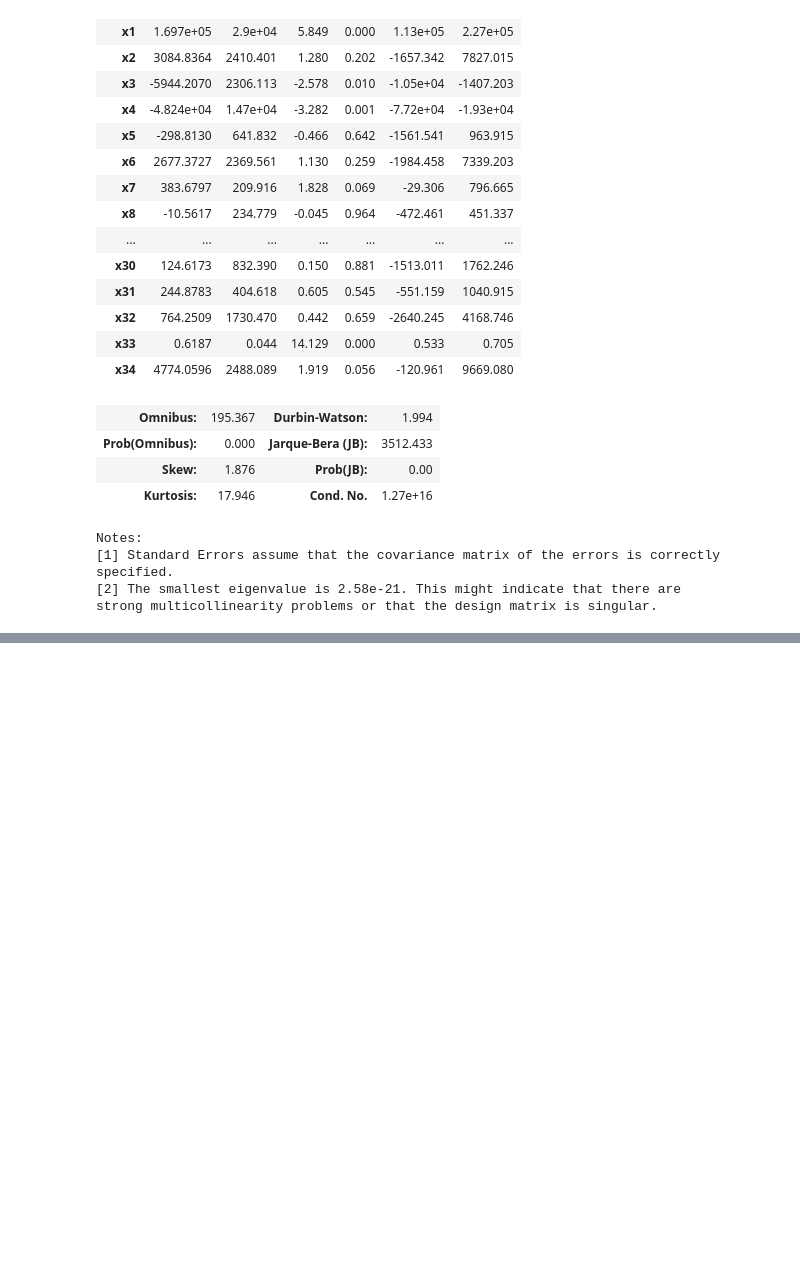
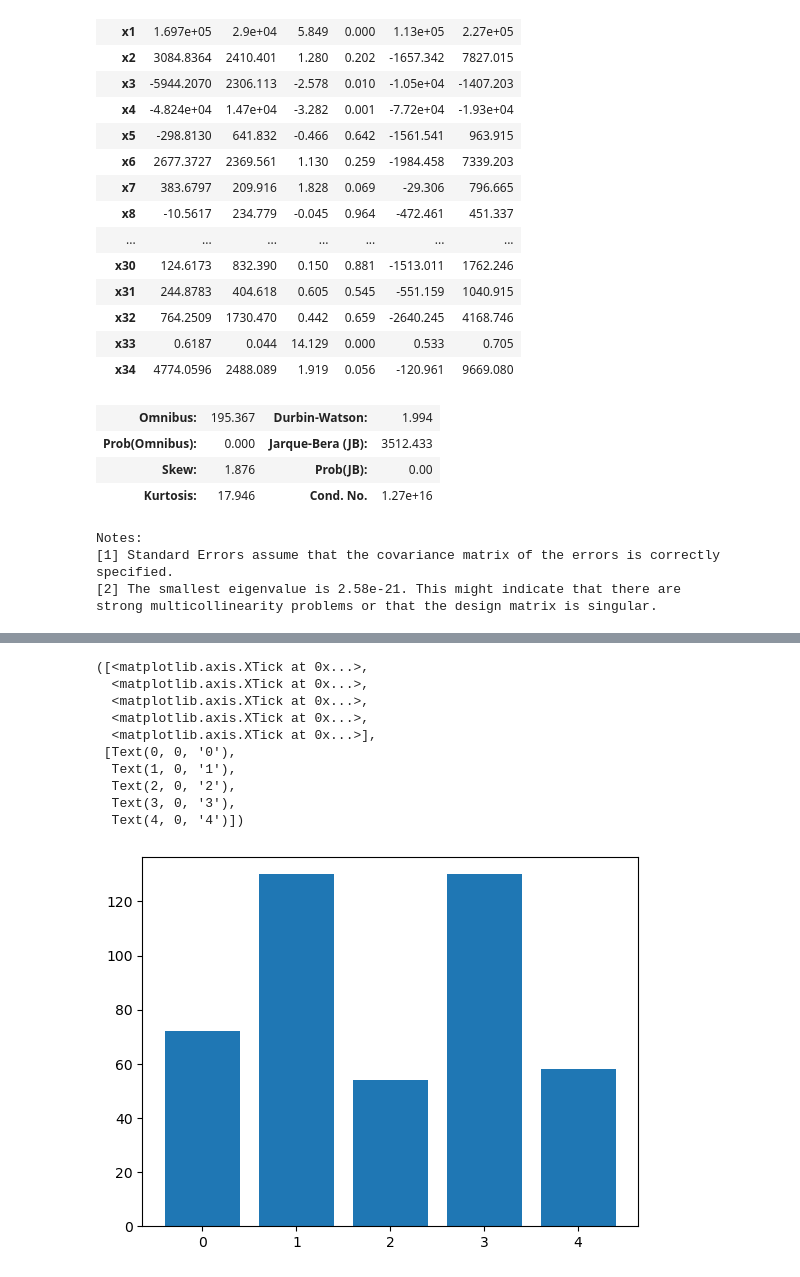
Before and after one commit to jayiuk/mid_project, a Jupyter notebook: eda_data.ipynb, the cells around one changed output, grey strips where cells are left out. Drawn from its saved outputs; the diff is of its cells as text; code cells hidden in the pictures; blank space fills up the shorter version.

```diff
--- a/eda_data.ipynb
+++ b/eda_data.ipynb
@@ -181,0 +324,8 @@ df_modeling.to_csv('modeling_data.csv', index = False)
+# %%
+km = KMeans(n_clusters = 5)
+km.fit(df_stat_copy)
+pred = km.predict(df_stat_copy)
+# %%
+df_stat['tier'] = pred
+# %%
+df_stat = df_stat.drop('class', axis = 1)
@@ -181,0 +352,20 @@ df_modeling.to_csv('modeling_data.csv', index = False)
+# %%
+df_class_group = df_stat.groupby('tier')
+values = df_class_group['tier'].agg('count').to_list()
+# %%
+class_list = ['0', '1', '2', '3', '4']
+x = [0, 1, 2, 3, 4]
+plt.bar(x, values)
+plt.xticks(x, class_list)
+# %% [output]
+([<matplotlib.axis.XTick at 0x...>,
+  <matplotlib.axis.XTick at 0x...>,
+  <matplotlib.axis.XTick at 0x...>,
+  <matplotlib.axis.XTick at 0x...>,
+  <matplotlib.axis.XTick at 0x...>],
+ [Text(0, 0, '0'),
+  Text(1, 0, '1'),
+  Text(2, 0, '2'),
+  Text(3, 0, '3'),
+  Text(4, 0, '4')])
+[figure, added]
```
Also changed, not shown: parts of 36 cells of this notebook, 1 other file.
